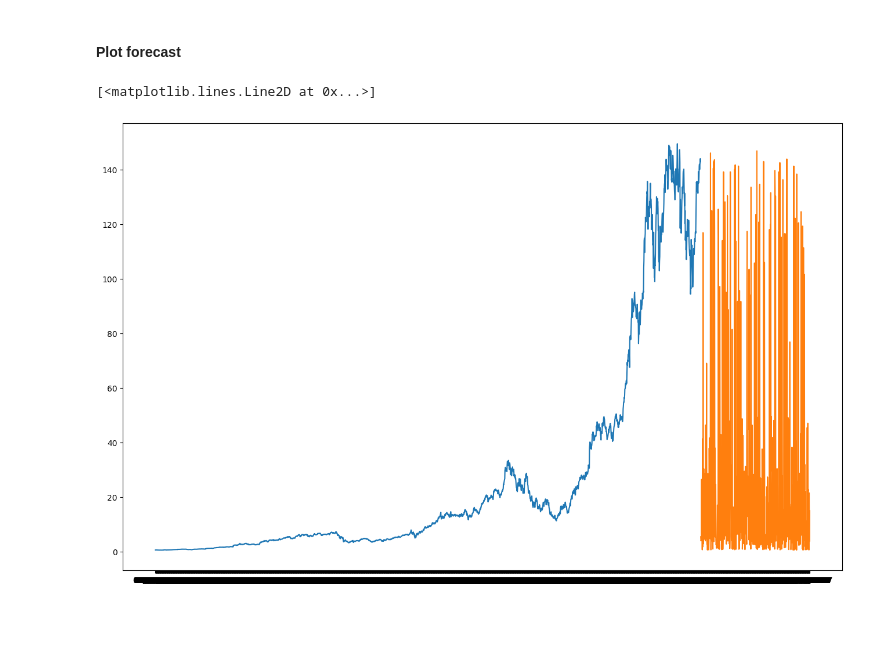
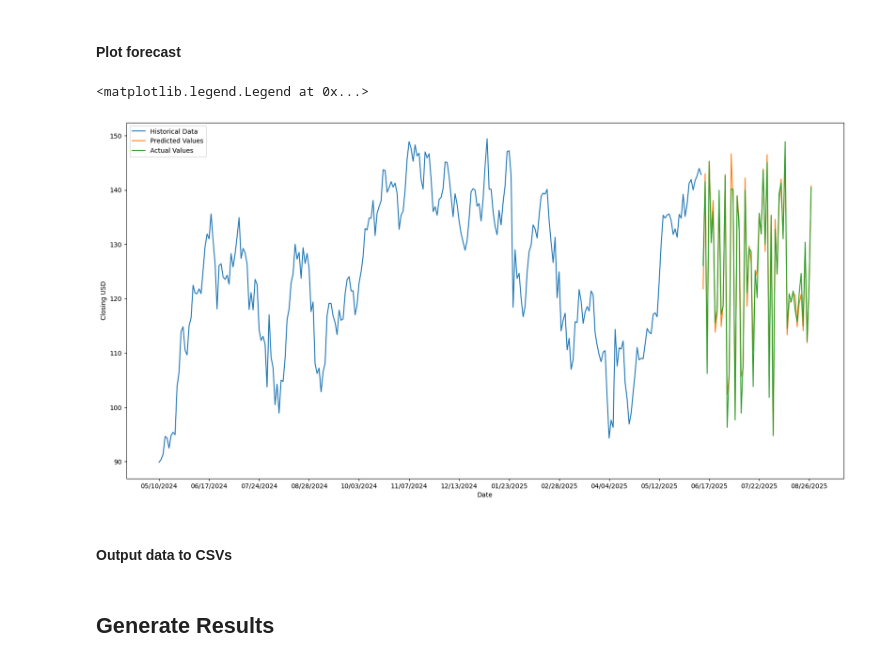
Before and after one commit to aboodmm/stock-price-forecast, a Jupyter notebook: src/notebooks/forecast.ipynb, the cells around one changed output. Cells and saved outputs as stored; diff of their text form; code cells hidden in the pictures; blank space fills up the shorter version.

Commit message:
add legends, labels to plots and show test data against forecasted data

```diff
--- a/src/notebooks/forecast.ipynb
+++ b/src/notebooks/forecast.ipynb
@@ -21,5 +21,7 @@ df = df.iloc[::-1]
 
 df.reset_index(drop=True, inplace=True)
 
-df.tail()
+df = aboodutils.truncate_date(df, "05/10/2024", "Date", True)
+
+df.head()
 # %% [output]
@@ -66,14 +66,29 @@ ax.plot(y_pred)
 # %%
 periods = len(y_pred)
 fut_range = pd.date_range("2025-06-12", periods=periods, freq="B")
 
 pred_df = pd.DataFrame({"Date": fut_range, "Close/Last": y_pred})
+test_df = pd.DataFrame({"Date": fut_range, "Close/Last": y_test})
+
 
 pred_df["Date"] = pred_df["Date"].dt.strftime('%m/%d/%Y')
+test_df["Date"] = test_df["Date"].dt.strftime('%m/%d/%Y')
 
-plt.figure(figsize=(16, 10))
-plt.plot(plotdf["Date"], plotdf["Close/Last"])
-plt.plot(pred_df["Date"], pred_df["Close/Last"])
+
+fig, ax = plt.subplots()
+
+fig.set_size_inches(20, 10)
+ax.set_xlabel("Date")
+ax.set_ylabel("Closing USD")
+
+ax.plot(plotdf["Date"], plotdf["Close/Last"])
+ax.plot(pred_df["Date"], pred_df["Close/Last"])
+ax.plot(test_df["Date"], test_df["Close/Last"])
+
+ax.xaxis.set_major_locator(plt.MultipleLocator(25))
+ax.legend(["Historical Data", "Predicted Values", "Actual Values"])
 # %% [output]
-[<matplotlib.lines.Line2D at 0x...>]
+<matplotlib.legend.Legend at 0x...>
-[figure, old version]
+[figure, new version]
+# %% [markdown]
+#### Output data to CSVs
@@ -79,0 +98,2 @@ plt.plot(pred_df["Date"], pred_df["Close/Last"])
+# %% [markdown]
+## Generate Results
```
Also changed, not shown: parts of 4 cells of this notebook, 1 other file.
